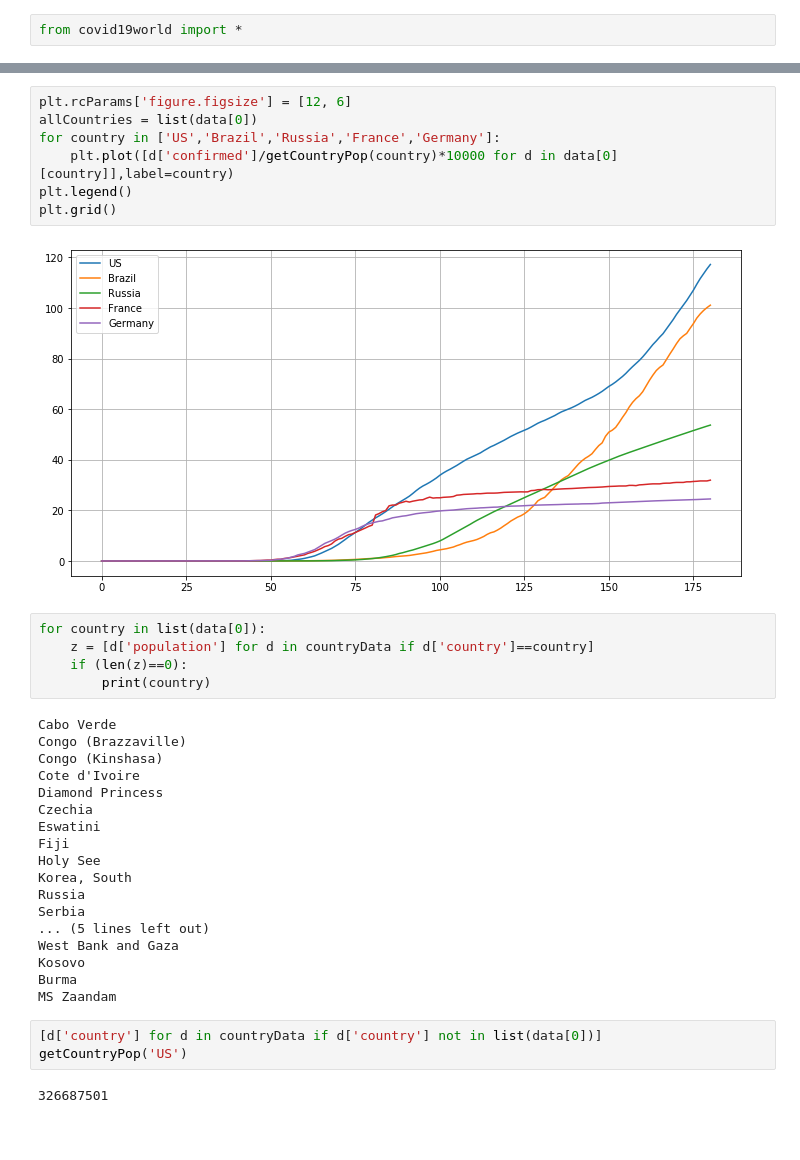
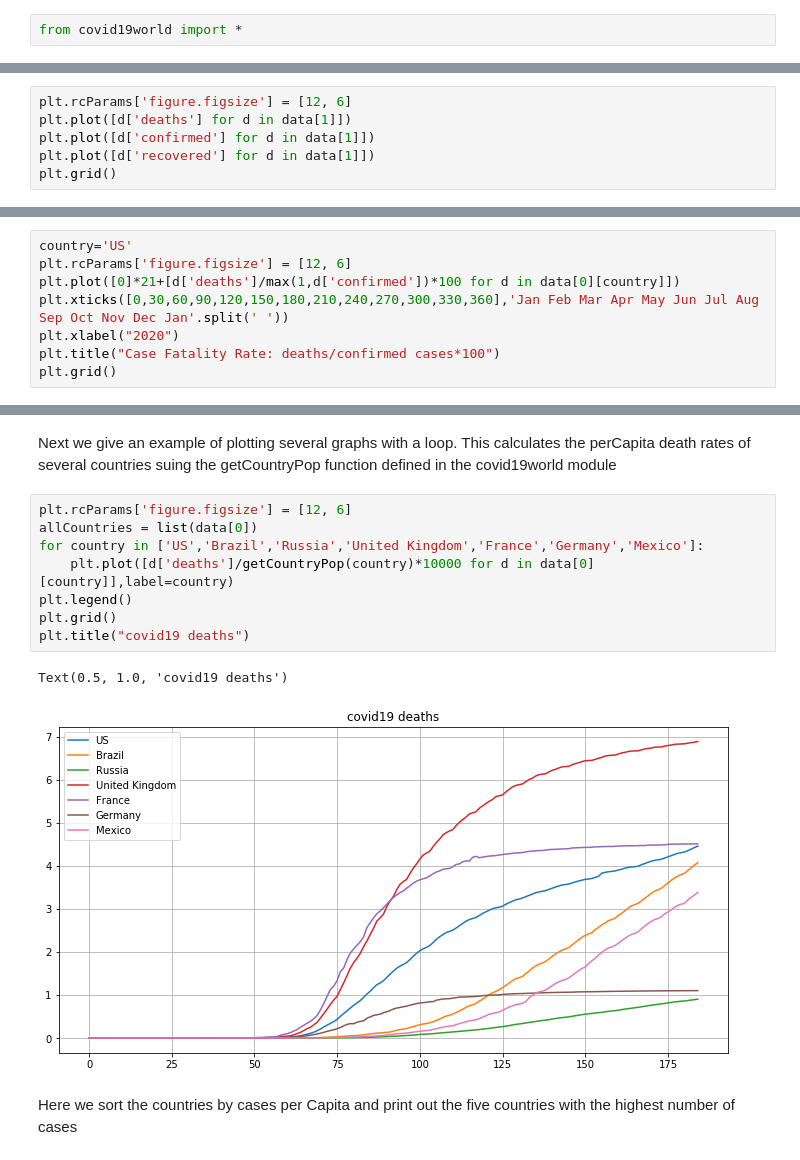
Before and after one commit to tjhickey724/covid19demo, a Jupyter notebook: plotWorldData.ipynb, the cells around one changed output, grey strips where cells are left out. Saved outputs shown, nothing was run; the diff lists cells and outputs as text; blank space fills up the shorter version.

```diff
--- a/plotWorldData.ipynb
+++ b/plotWorldData.ipynb
@@ -37,0 +40,6 @@ plt.plot([d['confirmed'] for d in data[0]['US']])
+# %%
+plt.rcParams['figure.figsize'] = [12, 6]
+plt.plot([d['deaths'] for d in data[1]])
+plt.plot([d['confirmed'] for d in data[1]])
+plt.plot([d['recovered'] for d in data[1]])
+plt.grid()
@@ -37,0 +54,8 @@ plt.plot([d['confirmed'] for d in data[0]['US']])
+# %%
+country='US'
+plt.rcParams['figure.figsize'] = [12, 6]
+plt.plot([0]*21+[d['deaths']/max(1,d['confirmed'])*100 for d in data[0][country]])
+plt.xticks([0,30,60,90,120,150,180,210,240,270,300,330,360],'Jan Feb Mar Apr May Jun Jul Aug Sep Oct Nov Dec Jan'.split(' '))
+plt.xlabel("2020")
+plt.title("Case Fatality Rate: deaths/confirmed cases*100")
+plt.grid()
@@ -38,38 +64,18 @@ plt.plot([d['confirmed'] for d in data[0]['US']])
+# %% [markdown]
+Next we give an example of plotting several graphs with a loop.
+This calculates the perCapita death rates of several countries suing the getCountryPop function
+defined in the covid19world module
 # %%
 plt.rcParams['figure.figsize'] = [12, 6]
 allCountries = list(data[0])
-for country in ['US','Brazil','Russia','France','Germany']:
-    plt.plot([d['confirmed']/getCountryPop(country)*10000 for d in data[0][country]],label=country)
+for country in ['US','Brazil','Russia','United Kingdom','France','Germany','Mexico']:
+    plt.plot([d['deaths']/getCountryPop(country)*10000 for d in data[0][country]],label=country)
 plt.legend()
 plt.grid()
+plt.title("covid19 deaths")
 # %% [output]
+Text(0.5, 1.0, 'covid19 deaths')
-[figure, old version]
+[figure, new version]
-# %%
-for country in list(data[0]):
-    z = [d['population'] for d in countryData if d['country']==country]
-    if (len(z)==0):
-        print(country)
-# %% [output]
-Cabo Verde
-Congo (Brazzaville)
-Congo (Kinshasa)
-Cote d'Ivoire
-Diamond Princess
-Czechia
-Eswatini
-Fiji
-Holy See
-Korea, South
-Russia
-Serbia
-... (5 lines left out)
-West Bank and Gaza
-Kosovo
-Burma
-MS Zaandam
-# %%
-[d['country'] for d in countryData if d['country'] not in list(data[0])]
-getCountryPop('US')
-# %% [output]
-326687501
+# %% [markdown]
+Here we sort the countries by cases per Capita and print out the five countries with the highest number of cases
 # %%
```
Also changed, not shown: parts of 19 cells of this notebook, 19 other files.
